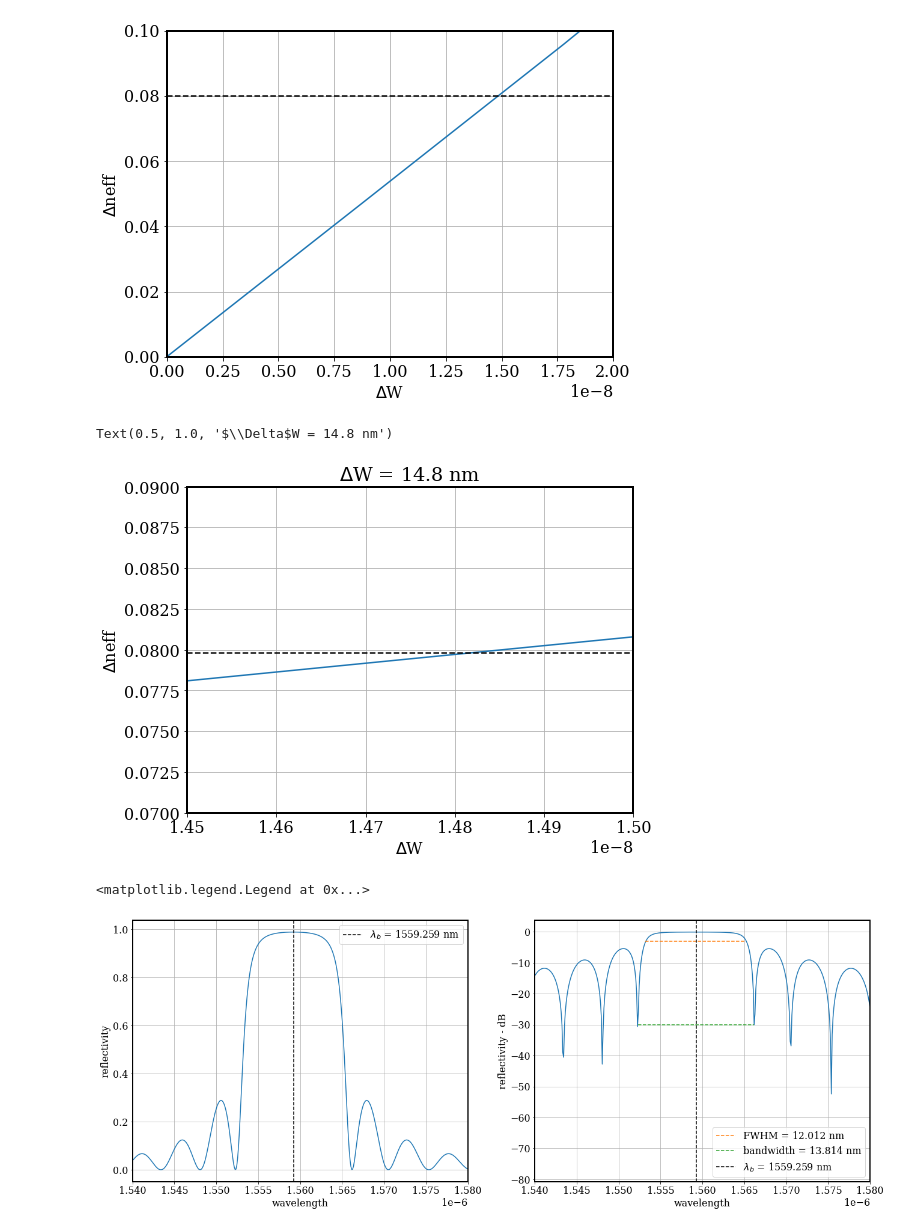
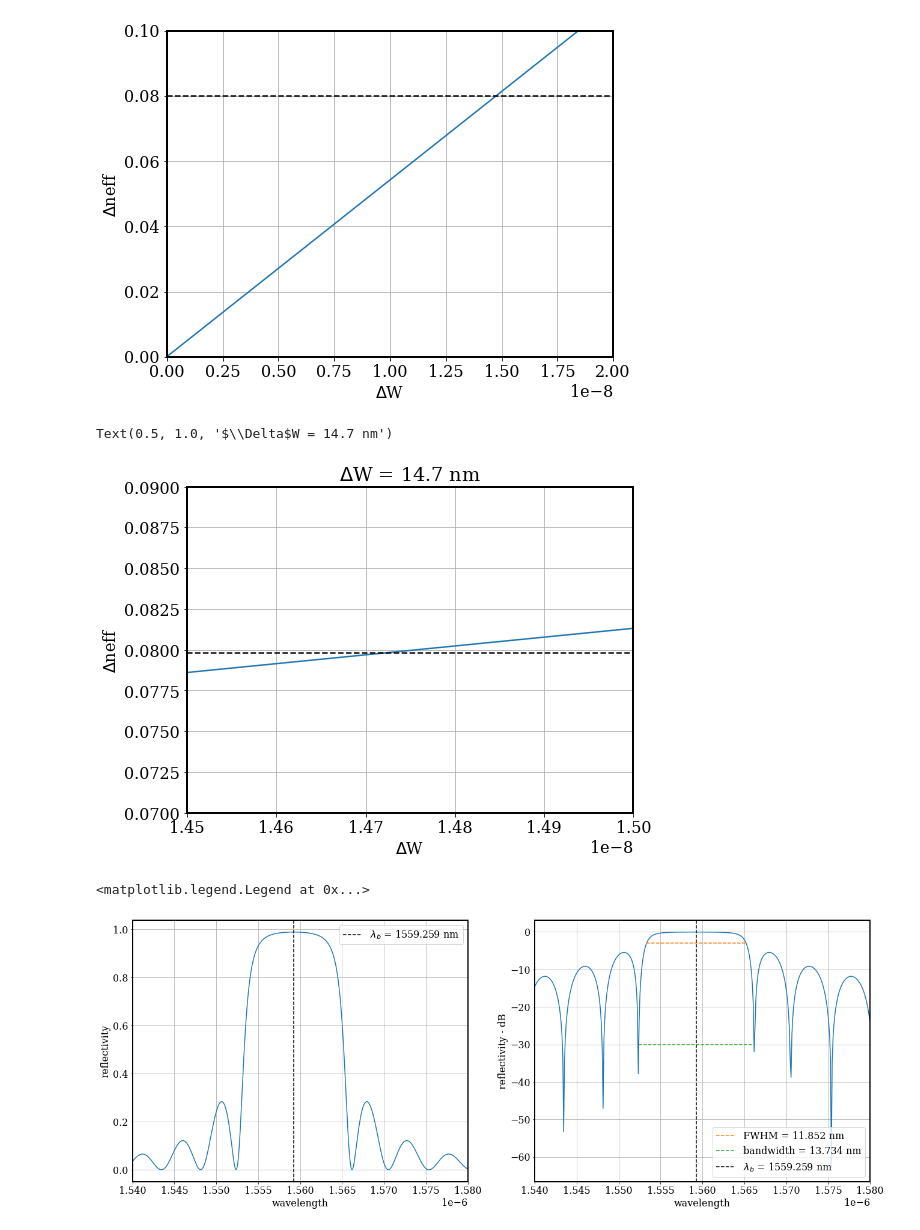
Before and after one commit to moisesoliveira08/BragGrating, a Jupyter notebook: Documentation/device.ipynb, the cells around one changed output. Saved outputs shown, nothing was run; the diff lists cells and outputs as text; code cells hidden in the pictures.

```diff
--- a/Documentation/device.ipynb
+++ b/Documentation/device.ipynb
@@ -30,16 +30,18 @@ def bandwidth(wavelength, response, number_of_points):
 
     return wavelength[min_index], wavelength[max_index]
 # %%
-def FWHM(wavelength, response):
-    for i in range(len(wavelength)):
-        if (10*np.log10(response[i])<-3 and 10*np.log10(response[i+1])>-3):
-            min_index = i
+def FWHM(wavelength, response, number_of_points):
+    ##number_of_points = Number_of_iteration/2
+    for i in range(number_of_points):
+        if 10*np.log10(response[number_of_points - i])> - 3 and 10*np.log10(response[number_of_points - (i+1)]) < -3: ##-3 dB
+            min_index = number_of_points - i
             break
 
-    for j in range(min_index,len(wavelength)):
-        if (10*np.log10(response[j])>-3 and 10*np.log10(response[j+1])<-3):
-            max_index = j
+    for j in range(number_of_points):
+        if 10*np.log10(response[number_of_points + j])>-3 and 10*np.log10(response[number_of_points + (j+1)]) < -3: ##-3 dB
+            max_index = number_of_points + j
             break
+
     return wavelength[min_index], wavelength[max_index]
 # %%
 mode = lumapi.MODE(filename= 'Bragg.lms')
@@ -213,8 +219,8 @@ plt.ylim([0.07, 0.09])
 plt.xlabel("$\Delta$W")
 plt.ylabel("$\Delta$neff")
 plt.grid(True)
-plt.title("$\Delta$W = 14.8 nm")
+plt.title("$\Delta$W = 14.7 nm")
 # %% [output]
-Text(0.5, 1.0, '$\\Delta$W = 14.8 nm')
+Text(0.5, 1.0, '$\\Delta$W = 14.7 nm')
-[figure, old version]
+[figure, new version]
 # %%
@@ -251,7 +258,21 @@ mode.emesweep('wavelength sweep')
 response = mode.getemesweep("S_wavelength_sweep")
 s_response = abs(response['s11']**2)
 wavelength_response = response['wavelength']
+peak = find_peaks(s_response, height=0.5)
+peak_pos = wavelength_response[peak[0]]
 band_nulls = bandwidth(wavelength_response,s_response,500)
+bandwidth_null = band_nulls[1] - band_nulls[0]
+
+mode.setemeanalysis("wavelength",1)
+mode.setemeanalysis("start wavelength",peak_pos[0][0] - 20e-9)
+mode.setemeanalysis("stop wavelength",peak_pos[0][0] + 20e-9)
+mode.setemeanalysis("number of wavelength points",number_of_wavelength_points)
+mode.emesweep('wavelength sweep')
+S_parameters = mode.getemesweep("S_wavelength_sweep")
+s11= abs(S_parameters['s11']**2)
+wavelength = S_parameters['wavelength']
+band = FWHM(wavelength, s11,500)
+fwhm = band[1] - band[0]
 # %%
 mode.setemeanalysis("start wavelength",1500e-9)
 mode.setemeanalysis("stop wavelength",1600e-9)
@@ -259,39 +280,35 @@ mode.emesweep('wavelength sweep')
 S_parameters = mode.getemesweep("S_wavelength_sweep")
 s11= abs(S_parameters['s11']**2)
 wavelength = S_parameters['wavelength']
-
 peak = find_peaks(s11, height=0.5)
 peak_pos = wavelength[peak[0]]
-band = FWHM(wavelength, s11)
-fwhm = band[1] - band[0]
-bandwidth_null = band_nulls[1] - band_nulls[0]
 
 figure, ax = plt.subplots(1, 2, figsize=(22,8))
 
 plt.rc('font', **font)
 plt.rc('axes', linewidth=2)
 ax[0].plot(wavelength, s11)
 ax[0].axvline(x = peak_pos, linestyle = '--',color = 'black', label ='$\lambda_b$ = ' + str(round(peak_pos[0][0]*1e9, 3))+" nm")
 ax[0].set_xlim([1.54e-6, 1.58e-6])
 #plt.ylim([0.07, 0.09])
 ax[0].set_xlabel("wavelength")
 ax[0].set_ylabel("reflectivity")
 ax[0].grid(True)
 ax[0].legend(loc = 'upper right')
 
 ax[1].plot(wavelength, 10*np.log10(s11))
 ax[1].plot([band[0], band[1]], [-3, -3], '--', label = "FWHM = " + str(round(fwhm[0]*1e9, 3)) + ' nm')
 ax[1].plot([band_nulls[0], band_nulls[1]], [-30, -30], '--', label = "bandwidth = " + str(round(bandwidth_null[0]*1e9, 3)) + ' nm')
 ax[1].axvline(x = peak_pos, linestyle = '--',color = 'black', label ='$\lambda_b$ = ' + str(round(peak_pos[0][0]*1e9, 3))+" nm")
 ax[1].set_xlim([1.54e-6, 1.58e-6])
 #plt.ylim([0.07, 0.09])
 ax[1].set_xlabel("wavelength")
 ax[1].set_ylabel("reflectivity - dB")
 ax[1].grid(True)
 ax[1].legend(loc = 'lower right')
 # %% [output]
 <matplotlib.legend.Legend at 0x...>
-[figure, old version]
+[figure, new version]
 # %%
 mode.switchtolayout()
 number_of_iterations = 3
```
Also changed, not shown: parts of 14 cells of this notebook, 1 other file.
